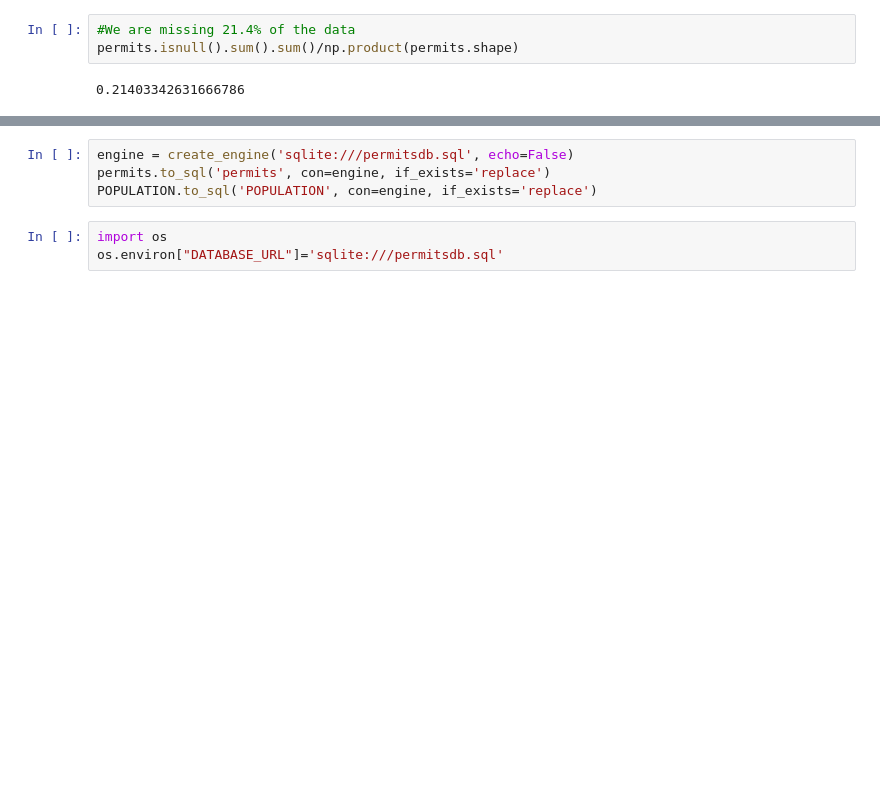
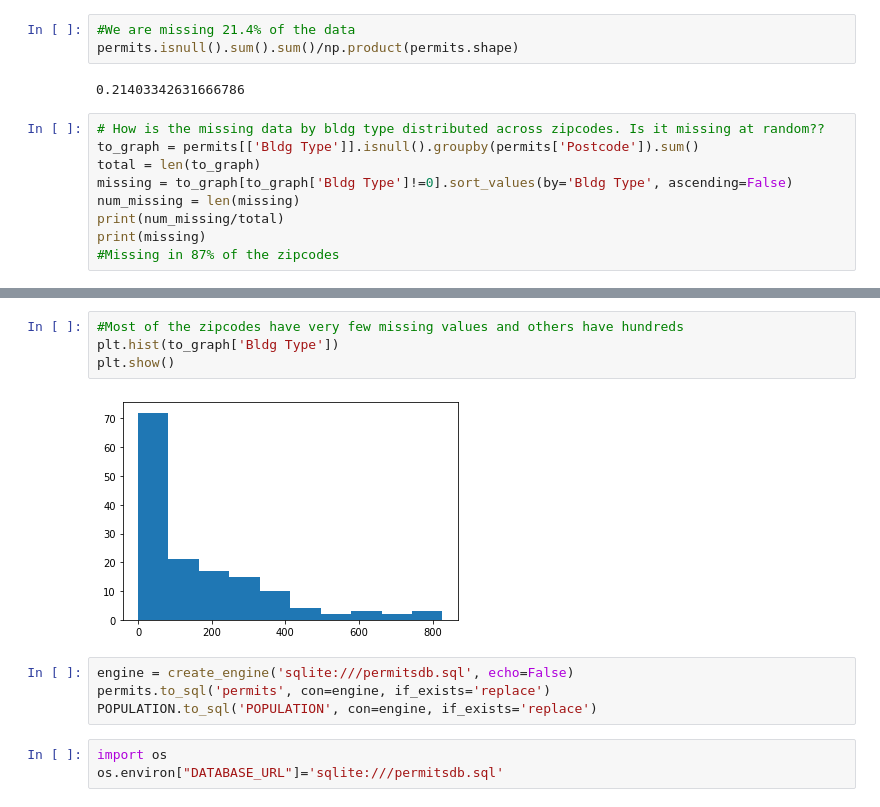
Before and after one commit to dray89/SQL, a Jupyter notebook: Proj_DataAnalysis_In_SQLlite.ipynb, the cells around one changed output, grey strips where cells are left out. Drawn from its saved outputs; the diff is of its cells as text; blank space fills up the shorter version.

```diff
--- a/Proj_DataAnalysis_In_SQLlite.ipynb
+++ b/Proj_DataAnalysis_In_SQLlite.ipynb
@@ -63,3 +65,12 @@ dtype: int64
 permits.isnull().sum().sum()/np.product(permits.shape)
 # %% [output]
 0.21403342631666786
+# %%
+# How is the missing data by bldg type distributed across zipcodes. Is it missing at random??
+to_graph = permits[['Bldg Type']].isnull().groupby(permits['Postcode']).sum()
+total = len(to_graph)
+missing = to_graph[to_graph['Bldg Type']!=0].sort_values(by='Bldg Type', ascending=False)
+num_missing = len(missing)
+print(num_missing/total)
+print(missing)
+#Missing in 87% of the zipcodes
@@ -66,3 +94,9 @@ permits.isnull().sum().sum()/np.product(permits.shape)
+# %%
+#Most of the zipcodes have very few missing values and others have hundreds
+plt.hist(to_graph['Bldg Type'])
+plt.show()
+# %% [output]
+[figure, added]
 # %%
 engine = create_engine('sqlite:///permitsdb.sql', echo=False)
 permits.to_sql('permits', con=engine, if_exists='replace')
```
Also changed, not shown: parts of 3 cells of this notebook.
